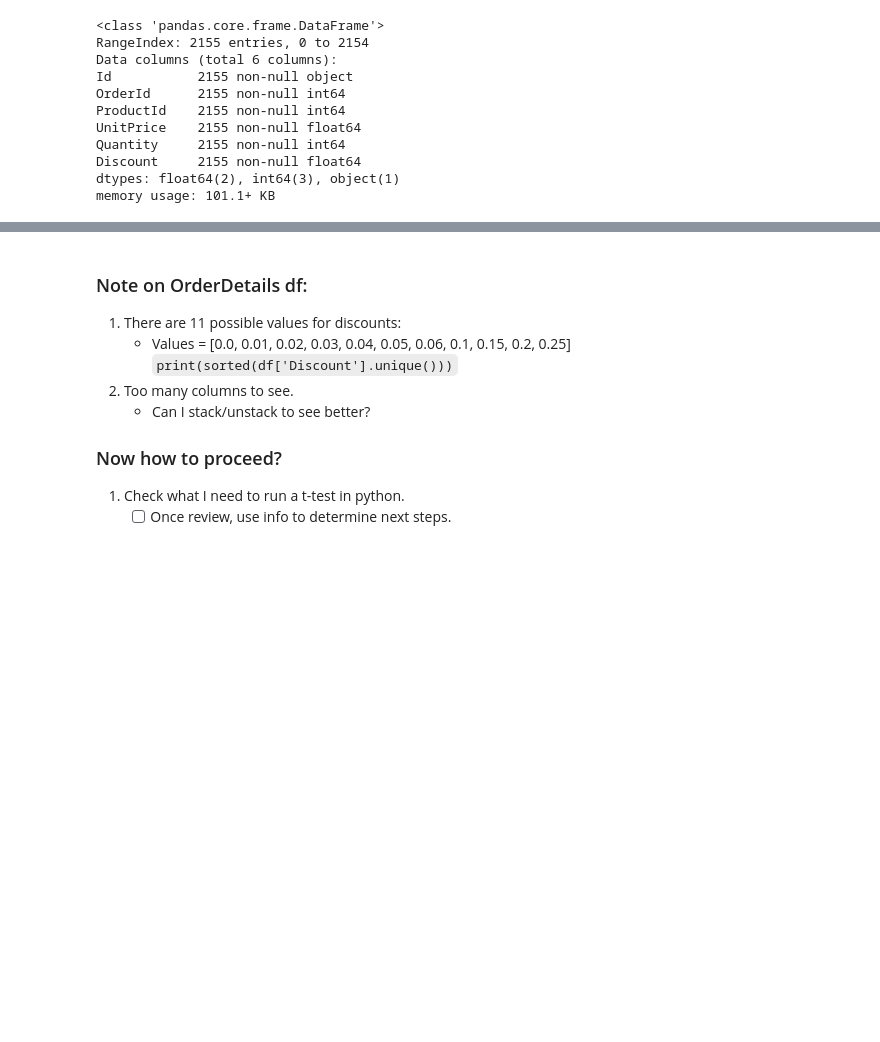
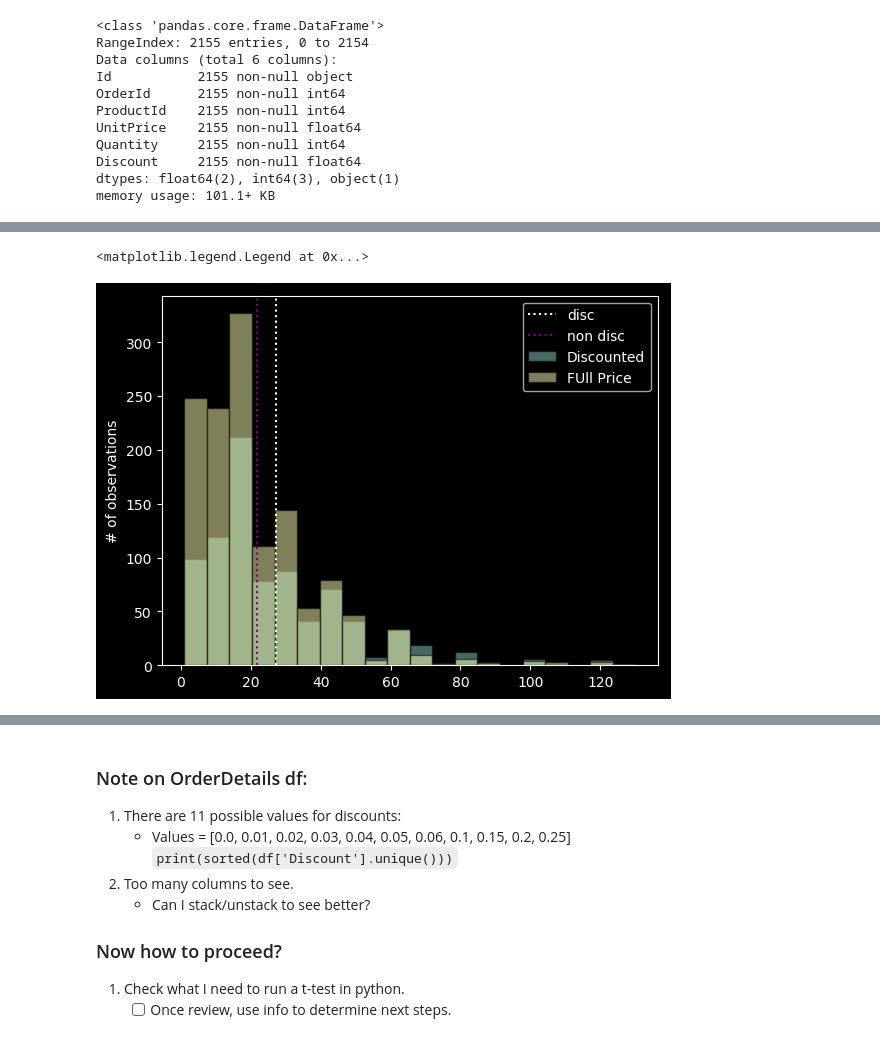
Before and after one commit to jirvingphd/dsc-2-final-project-online-ds-ft-021119, a Jupyter notebook: mod2_project_WIP.ipynb, the cells around one changed output, grey strips where cells are left out. Cells and saved outputs as stored; diff of their text form; code cells hidden in the pictures; blank space fills up the shorter version.

```diff
--- a/mod2_project_WIP.ipynb
+++ b/mod2_project_WIP.ipynb
@@ -572,0 +784,16 @@ UsageError: Line magic function `%git` not found.
+# %%
+plt.style.use("dark_background")
+#,'')
+# fig,ax = plt.figure()
+plt.hist(disc_series,bins=20,alpha=0.5,edgecolor='k',label='Discounted')
+plt.hist(nondisc_series,alpha=0.5, bins=20, edgecolor='k',label='FUll Price')
+plt.xlabel('')
+plt.ylabel('# of observations')
+plt.legend()
+# fig
+plt.axvline(np.mean(disc_series),ls=':',label='disc')
+plt.axvline(np.mean(nondisc_series),ls=':',color='purple',label='non disc')
+plt.legend()
+# %% [output]
+<matplotlib.legend.Legend at 0x...>
+[figure, added]
```
Also changed, not shown: parts of 29 cells of this notebook, 5 other files.
